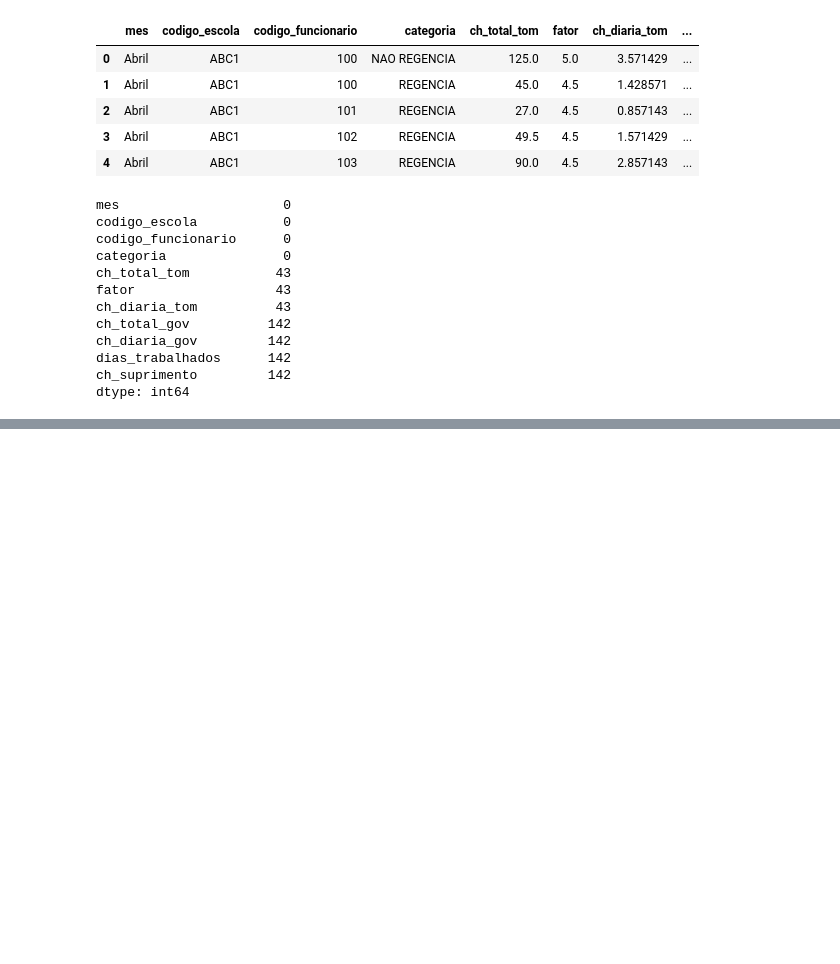
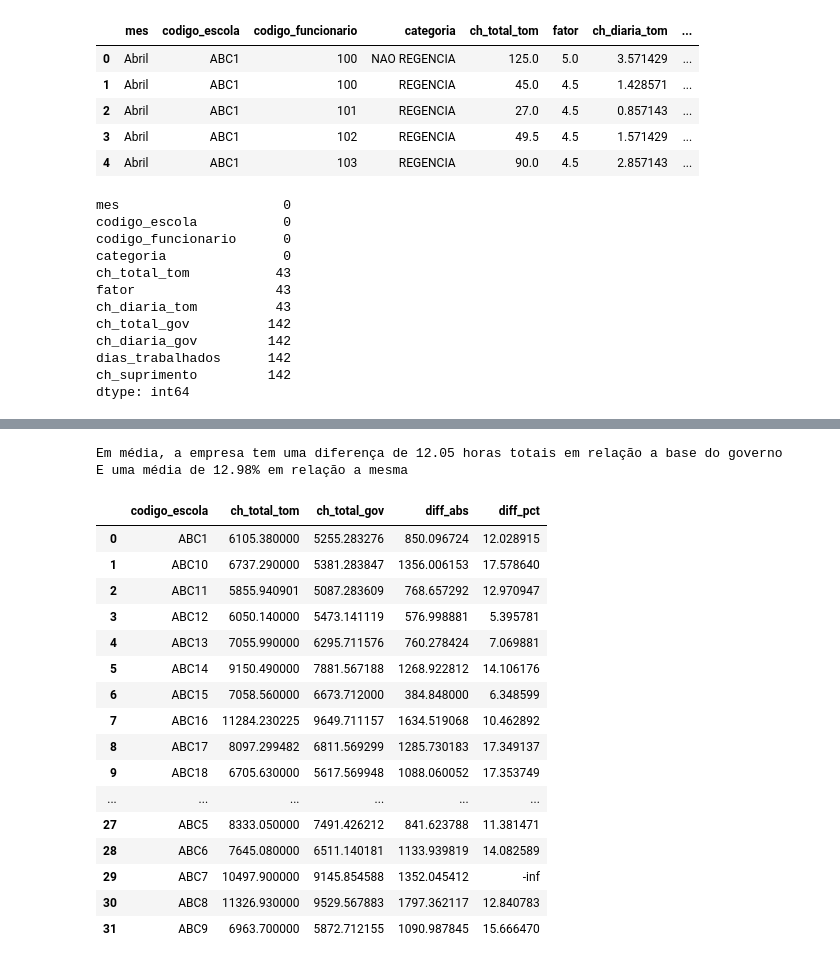
Before and after one commit to raulward/tec_case_tom_educacao, a Jupyter notebook: notebooks/main.ipynb, the cells around one changed output, grey strips where cells are left out. Cells and saved outputs as stored; diff of their text form; code cells hidden in the pictures; blank space fills up the shorter version.

```diff
--- a/notebooks/main.ipynb
+++ b/notebooks/main.ipynb
@@ -862,0 +933,4 @@ tom_only
+# %%
+complete['diff_abs'] = complete['ch_total_tom'] - complete['ch_total_gov']
+
+complete.head()
@@ -862,0 +944,4 @@ tom_only
+# %%
+complete['diff_pct'] = (complete['ch_total_tom'] - complete['ch_total_gov']) / complete['ch_total_tom'] * 100
+
+complete.head()
@@ -862,0 +955,40 @@ tom_only
+# %%
+mean_abs_diff = complete['diff_abs'].mean()
+mean_pct_diff = complete['diff_pct'].mean()
+
+print(f'Em média, a empresa tem uma diferença de {mean_abs_diff:.2f} horas totais em relação a base do governo')
+print(f'E uma média de {diff_pct:.2f}% em relação a mesma')
+# %% [output]
+Em média, a empresa tem uma diferença de 12.05 horas totais em relação a base do governo
+E uma média de 12.98% em relação a mesma
+# %%
+schools_comp = (
+    complete
+    .groupby('codigo_escola')
+    .agg({
+        'ch_total_tom': 'sum',
+        'ch_total_gov': 'sum',
+        'diff_abs': 'sum',
+        'diff_pct': 'mean',
+    })
+).reset_index()
+
+schools_comp
+# %% [output]
+|  | codigo_escola | ch_total_tom | ch_total_gov | diff_abs | diff_pct |
+| 0 | ABC1 | 6105.380000 | 5255.283276 | 850.096724 | 12.028915 |
+| 1 | ABC10 | 6737.290000 | 5381.283847 | 1356.006153 | 17.578640 |
+| 2 | ABC11 | 5855.940901 | 5087.283609 | 768.657292 | 12.970947 |
+| 3 | ABC12 | 6050.140000 | 5473.141119 | 576.998881 | 5.395781 |
+| 4 | ABC13 | 7055.990000 | 6295.711576 | 760.278424 | 7.069881 |
+| 5 | ABC14 | 9150.490000 | 7881.567188 | 1268.922812 | 14.106176 |
+| 6 | ABC15 | 7058.560000 | 6673.712000 | 384.848000 | 6.348599 |
+| 7 | ABC16 | 11284.230225 | 9649.711157 | 1634.519068 | 10.462892 |
+| 8 | ABC17 | 8097.299482 | 6811.569299 | 1285.730183 | 17.349137 |
+| 9 | ABC18 | 6705.630000 | 5617.569948 | 1088.060052 | 17.353749 |
+| ... | ... | ... | ... | ... | ... |
+| 27 | ABC5 | 8333.050000 | 7491.426212 | 841.623788 | 11.381471 |
+| 28 | ABC6 | 7645.080000 | 6511.140181 | 1133.939819 | 14.082589 |
+| 29 | ABC7 | 10497.900000 | 9145.854588 | 1352.045412 | -inf |
+| 30 | ABC8 | 11326.930000 | 9529.567883 | 1797.362117 | 12.840783 |
+| 31 | ABC9 | 6963.700000 | 5872.712155 | 1090.987845 | 15.666470 |
```
Also changed, not shown: parts of 11 cells of this notebook.
